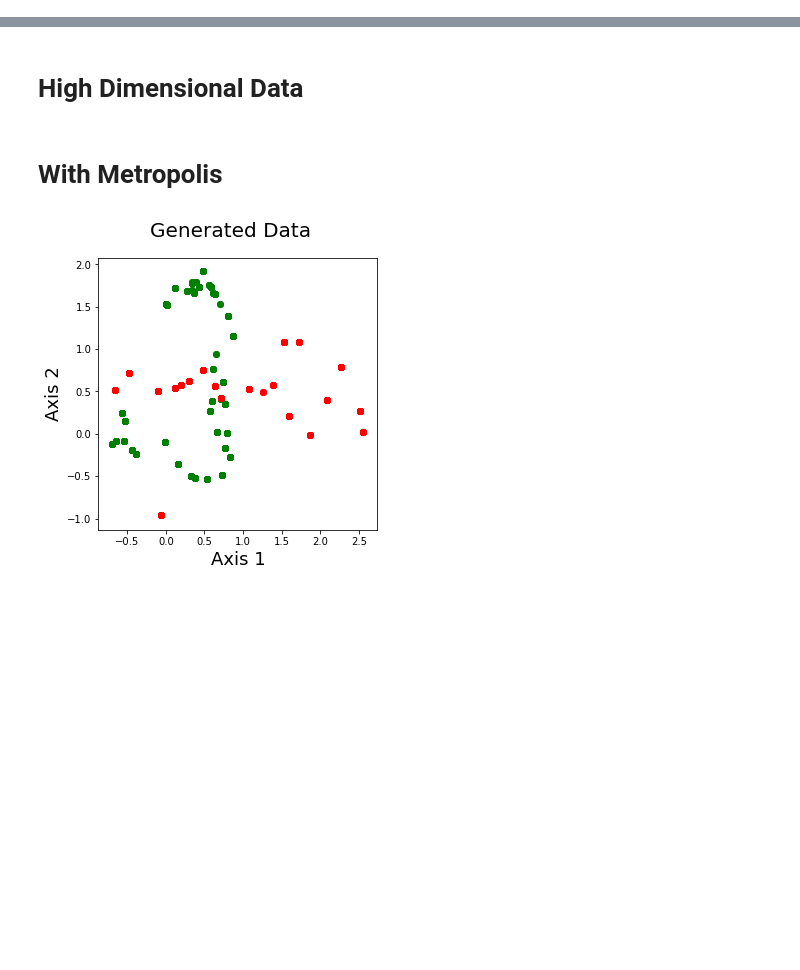
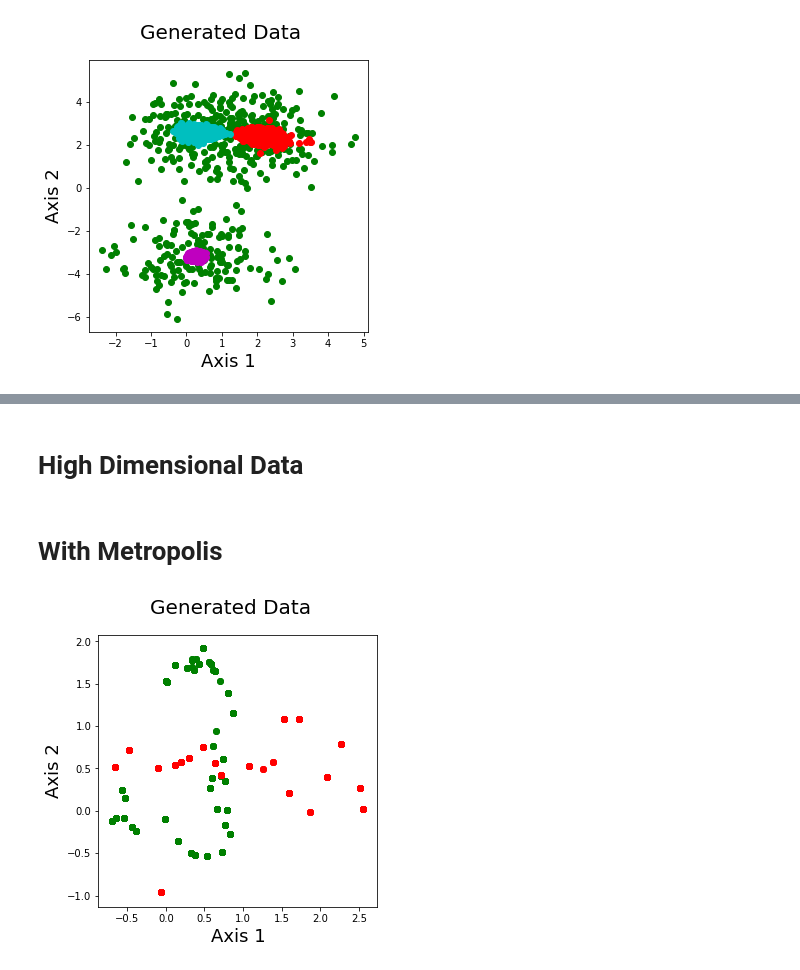
Before and after one commit to mbarsbey/cmpe548project, a Jupyter notebook: MixtureModelsExamples.ipynb, the cells around one changed output, grey strips where cells are left out. Saved outputs shown, nothing was run; the diff lists cells and outputs as text; code cells hidden in the pictures; blank space fills up the shorter version.

```diff
--- a/MixtureModelsExamples.ipynb
+++ b/MixtureModelsExamples.ipynb
@@ -116,0 +120,11 @@ array([[<matplotlib.axes._subplots.AxesSubplot object at 0x...>,
+# %%
+# Sample
+with model2d:
+    start = pm.find_MAP()
+    step = pm.NUTS()
+    trace = pm.sample(nsamples, step, start=start,tune=1000)
+# %%
+mu_0,mu_1,mu_2 = trace.get_values('mu_0'),trace.get_values('mu_1'),trace.get_values('mu_2')
+plot_data2d((data,mu_0,mu_1,mu_2))
+# %% [output]
+[figure, added]
```
Also changed, not shown: parts of 16 cells of this notebook.
